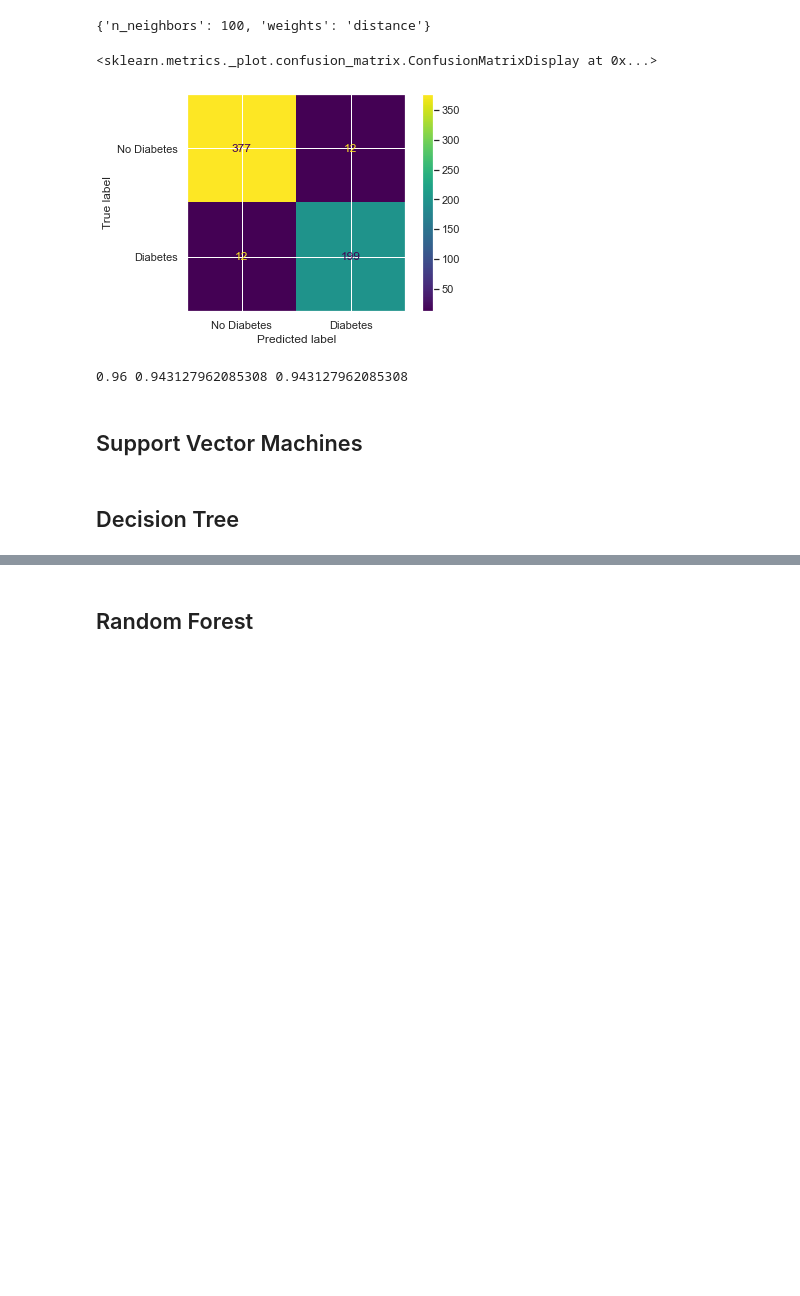
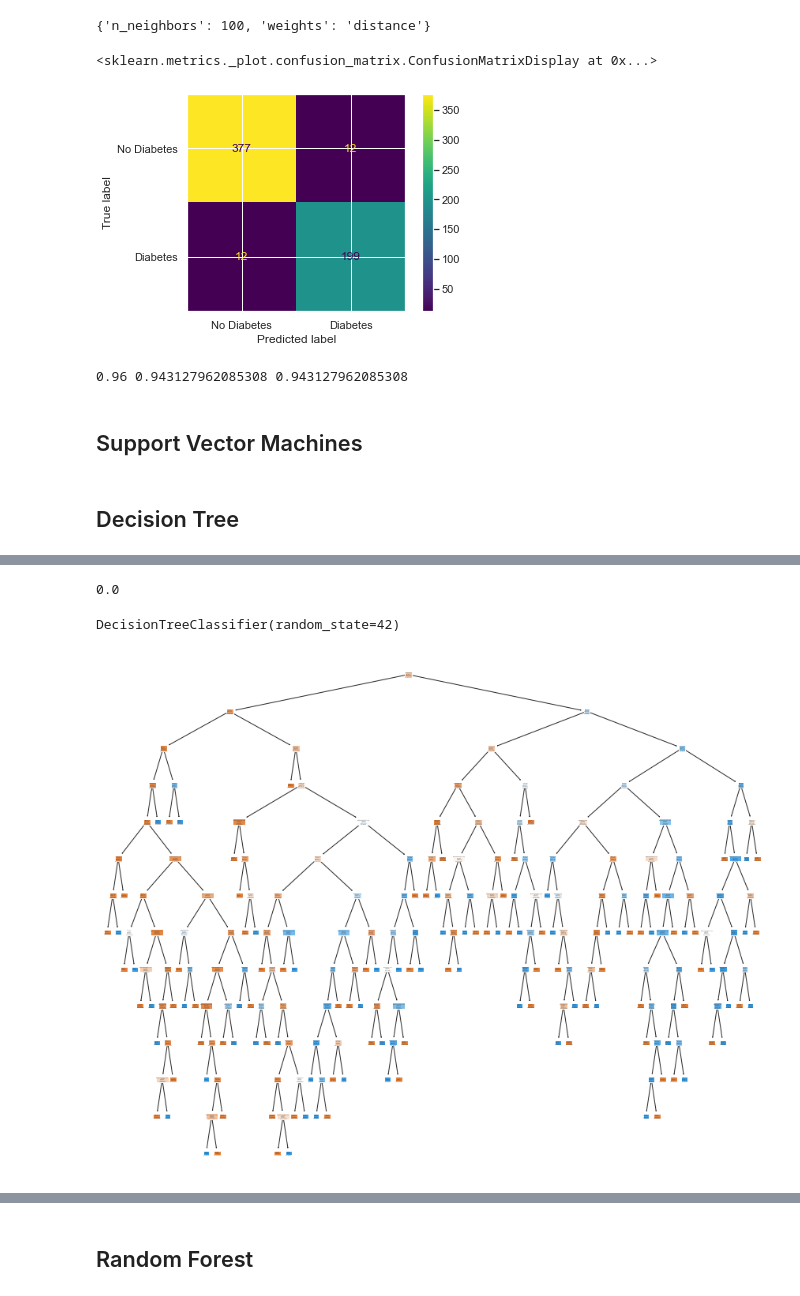
Before and after one commit to Ahmed-Alsardi/CS364_ml_project, a Jupyter notebook: main.ipynb, the cells around one changed output, grey strips where cells are left out. Drawn from its saved outputs; the diff is of its cells as text; code cells hidden in the pictures; blank space fills up the shorter version.

```diff
--- a/main.ipynb
+++ b/main.ipynb
@@ -197,0 +244,3 @@ print(knn_accuracy, knn_precision, knn_recall)
+# %%
+ccp_alphas = clf_dt.cost_complexity_pruning_path(train_X, train_y)["ccp_alphas"] # list of possible alphas
+ccp_alphas
@@ -197,0 +262,9 @@ print(knn_accuracy, knn_precision, knn_recall)
+# %%
+alphas_list = []
+for alpha in ccp_alphas:
+    clf_dt = DecisionTreeClassifier(random_state=random_state, ccp_alpha=alpha)
+    scores = cross_val_score(clf_dt, train_X, train_y, scoring="accuracy", cv=5)
+    alphas_list.append([alpha, np.mean(scores)])
+
+alphas_df = pd.DataFrame(alphas_list, columns=["Alpha", "Mean"])
+alphas_df.sort_values("Mean", ascending=False).head()
@@ -197,0 +278,16 @@ print(knn_accuracy, knn_precision, knn_recall)
+# %%
+best_alpha = float(alphas_df.sort_values("Mean", ascending=False).head(1)["Alpha"])
+best_alpha
+# %% [output]
+0.0
+# %%
+clf_dt = DecisionTreeClassifier(random_state=random_state, ccp_alpha=best_alpha)
+clf_dt.fit(train_X, train_y)
+# %% [output]
+DecisionTreeClassifier(random_state=42)
+# %%
+plt.figure(figsize=(15, 12))
+plot_tree(clf_dt, feature_names=X.columns, class_names=["No Diabetes", "Diabetes"], filled=True)
+plt.show()
+# %% [output]
+[figure, added]
```
Also changed, not shown: parts of 21 cells of this notebook.
